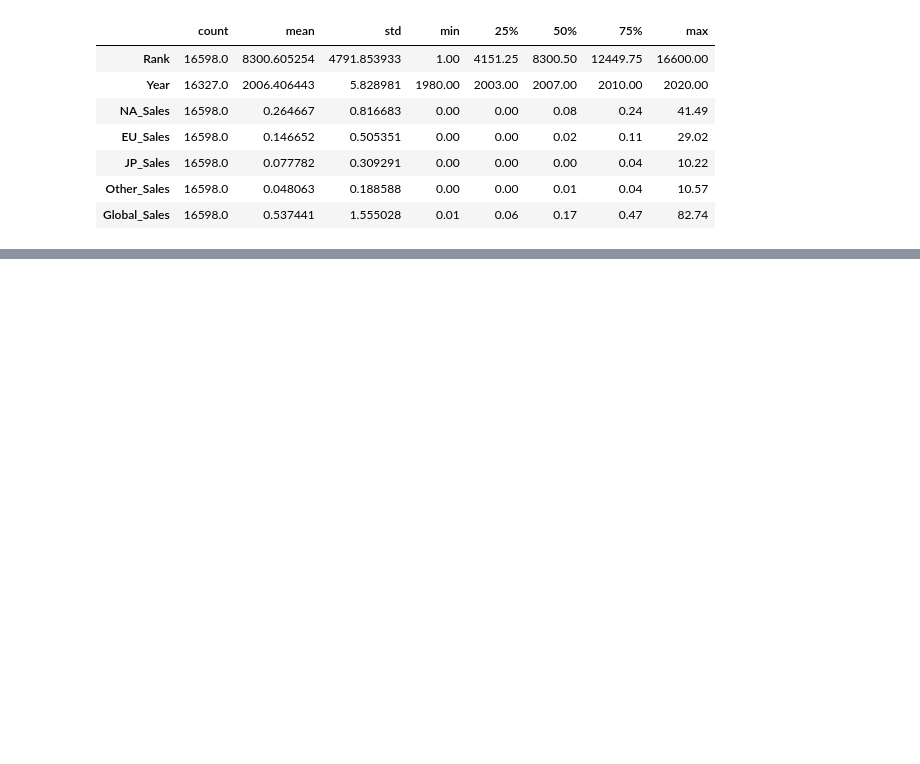
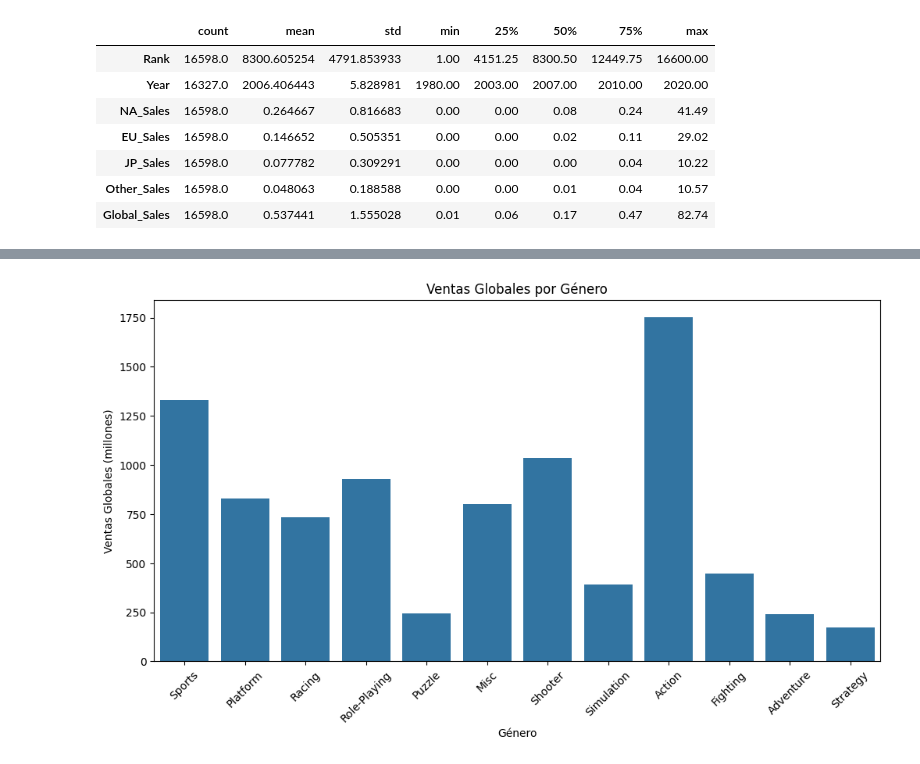
Before and after one commit to DanielAlejandro-Analytics/Video-Game-Sales, a Jupyter notebook: Games-Cleaning.ipynb, the cells around one changed output, grey strips where cells are left out. Saved outputs shown, nothing was run; the diff lists cells and outputs as text; code cells hidden in the pictures; blank space fills up the shorter version.

```diff
--- a/Games-Cleaning.ipynb
+++ b/Games-Cleaning.ipynb
@@ -111,0 +244,18 @@ daasss
+# %%
+plt.figure(figsize=(12, 6))
+
+# Usar errorbar=None en lugar de ci=None
+sns.barplot(
+    x=df['Genre'],
+    y=df['Global_Sales'],
+    estimator=sum,
+    errorbar=None  # Reemplaza el parámetro obsoleto
+)
+
+plt.xticks(rotation=45)
+plt.title('Ventas Globales por Género')
+plt.ylabel('Ventas Globales (millones)')
+plt.xlabel('Género')
+plt.show()
+# %% [output]
+[figure, added]
```
Also changed, not shown: parts of 24 cells of this notebook.
